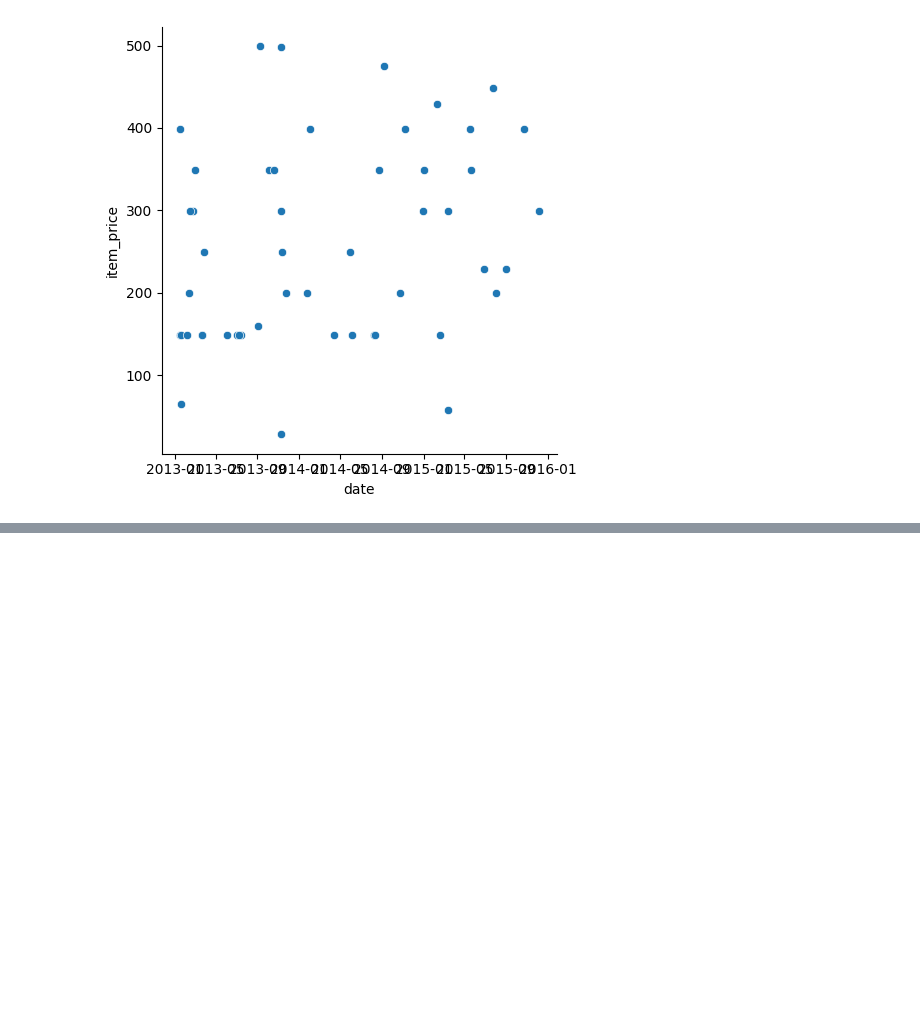
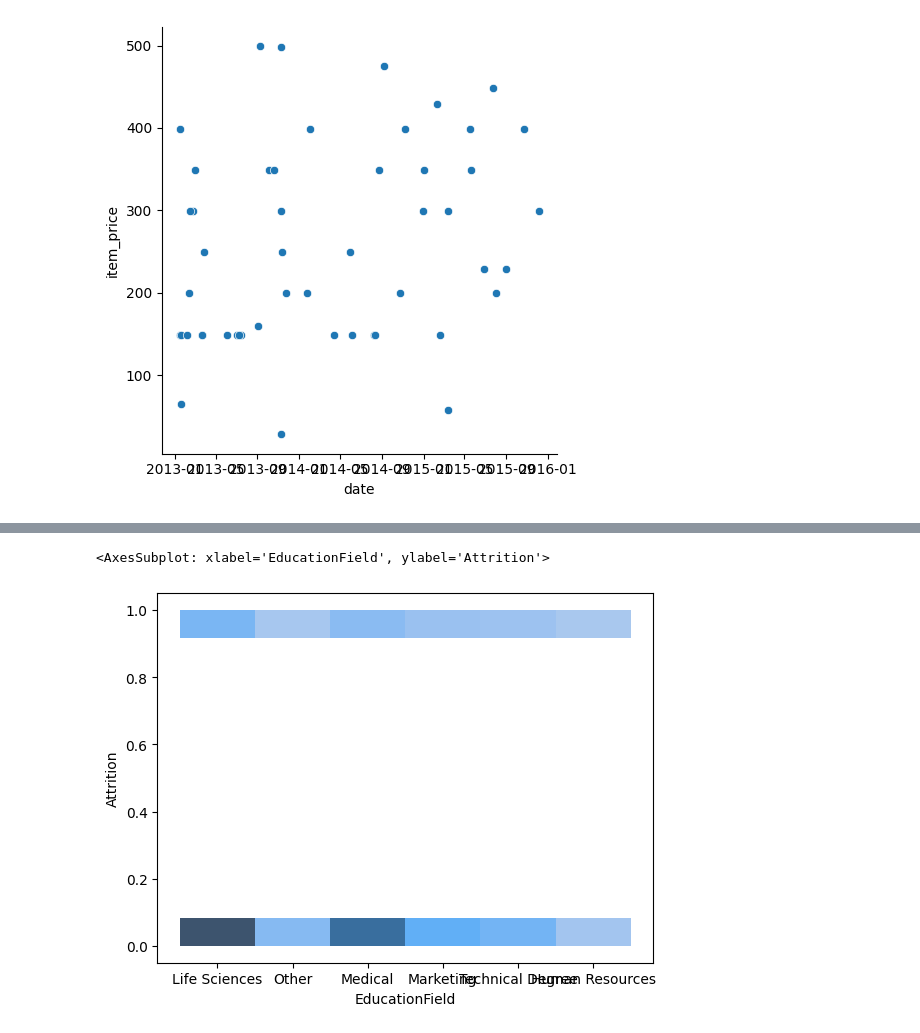
Before and after one commit to HrexD/H3Hitema-Python, a Jupyter notebook: Science_de_donnees_Python/Intro Pandas && Numpy.ipynb, the cells around one changed output, grey strips where cells are left out. Drawn from its saved outputs; the diff is of its cells as text; code cells hidden in the pictures; blank space fills up the shorter version.

```diff
--- a/Science_de_donnees_Python/Intro Pandas && Numpy.ipynb
+++ b/Science_de_donnees_Python/Intro Pandas && Numpy.ipynb
@@ -334,0 +402,4 @@ sb.relplot(data=row,  x=pd.to_datetime(df_a['date']), y="item_price", sizes=(20,
+# %%
+csv_attrition = csv_attrition.replace(to_replace="Yes", value=1)
+csv_attrition = csv_attrition.replace(to_replace="No", value=0)
+csv_attrition.values
@@ -334,0 +414,5 @@ sb.relplot(data=row,  x=pd.to_datetime(df_a['date']), y="item_price", sizes=(20,
+# %%
+sb.histplot(data=csv_attrition, x="EducationField", y="Attrition")
+# %% [output]
+<AxesSubplot: xlabel='EducationField', ylabel='Attrition'>
+[figure, added]
```
Also changed, not shown: parts of 9 cells of this notebook, 1 other file.
